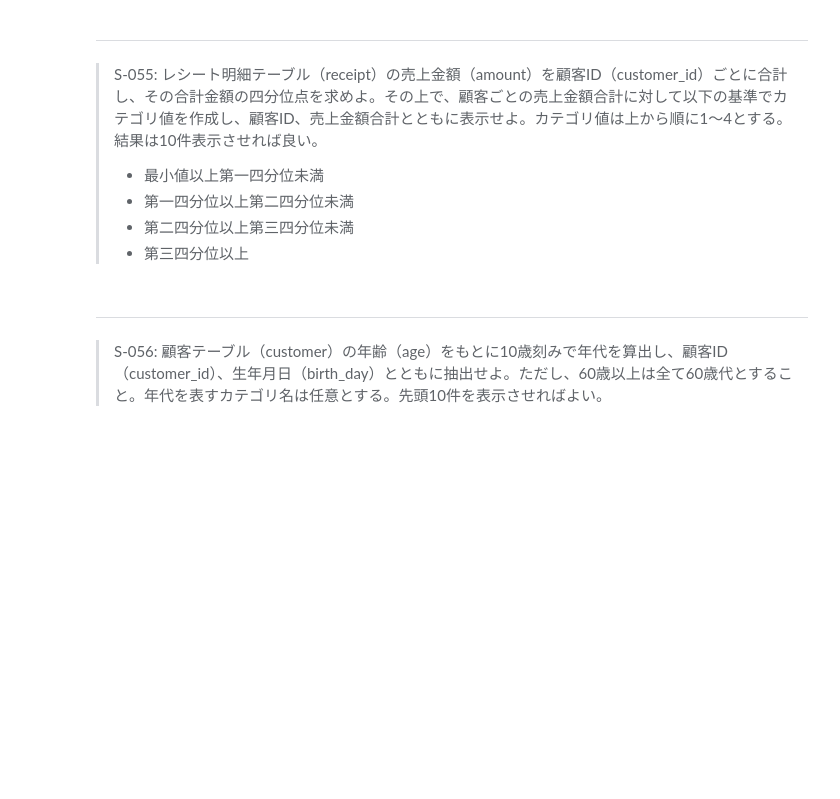
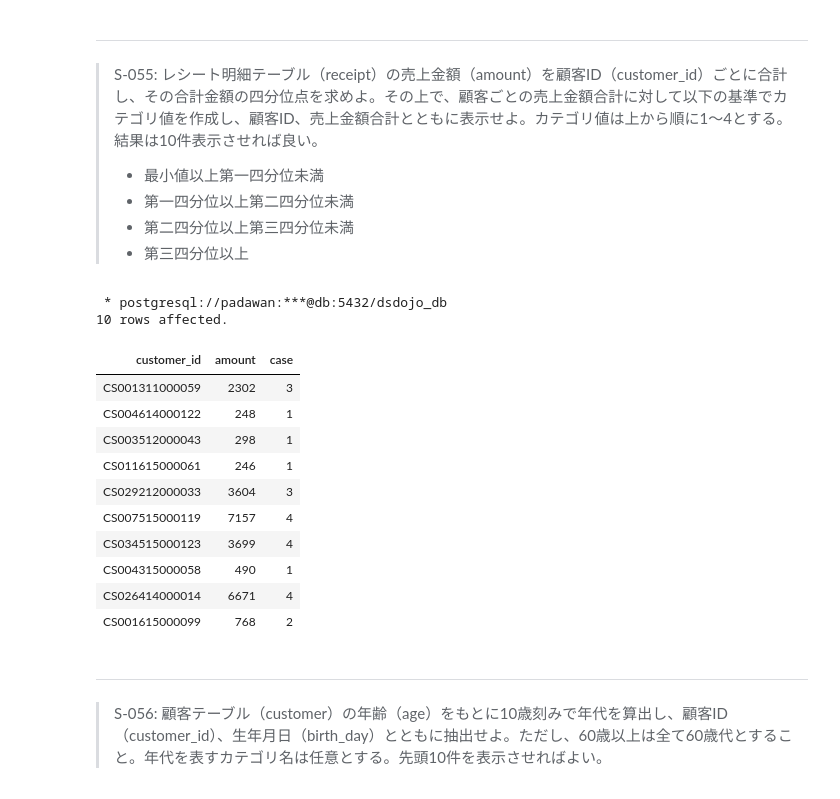
Before and after one commit to kouta0530/jupyter, a Jupyter notebook: practice/100knocks-preprocess/docker/work/preprocess_knock_SQL.ipynb, the cells around one changed output. Cells and saved outputs as stored; diff of their text form; code cells hidden in the pictures; blank space fills up the shorter version.

Commit message:
feat(knocks): percentileとCASEを利用して、売上の階級付を行う

```diff
--- a/practice/100knocks-preprocess/docker/work/preprocess_knock_SQL.ipynb
+++ b/practice/100knocks-preprocess/docker/work/preprocess_knock_SQL.ipynb
@@ -1360,3 +1358,42 @@ LIMIT 10
+# %%
+%%sql
+WITH sales_customer AS(
+    SELECT customer_id,SUM(amount) AS amount FROM receipt GROUP BY customer_id
+),
+quantile_amount AS(
+    SELECT
+        PERCENTILE_CONT(0.25) WITHIN GROUP(ORDER BY amount) as pct25,
+        PERCENTILE_CONT(0.5) WITHIN GROUP(ORDER BY amount) as pct50,
+        PERCENTILE_CONT(0.75) WITHIN GROUP(ORDER BY amount) as pct75
+    FROM sales_customer
+)
+SELECT
+    customer_id,
+    amount,
+    CASE
+        WHEN amount < pct25 THEN '1'
+        WHEN amount >= pct25 and amount < pct50 THEN '2'
+        WHEN amount >= pct50 and amount < pct75 THEN '3'
+        ELSE '4'
+    END
+FROM
+    sales_customer
+CROSS JOIN quantile_amount
+LIMIT 10
+# %% [output]
+ * postgresql://padawan:***@db:5432/dsdojo_db
+10 rows affected.
+| customer_id | amount | case |
+| CS001311000059 | 2302 | 3 |
+| CS004614000122 | 248 | 1 |
+| CS003512000043 | 298 | 1 |
+| CS011615000061 | 246 | 1 |
+| CS029212000033 | 3604 | 3 |
+| CS007515000119 | 7157 | 4 |
+| CS034515000123 | 3699 | 4 |
+| CS004315000058 | 490 | 1 |
+| CS026414000014 | 6671 | 4 |
+| CS001615000099 | 768 | 2 |
 # %% [markdown]
 ---
 > S-056: 顧客テーブル（customer）の年齢（age）をもとに10歳刻みで年代を算出し、顧客ID（customer_id）、生年月日（birth_day）とともに抽出せよ。ただし、60歳以上は全て60歳代とすること。年代を表すカテゴリ名は任意とする。先頭10件を表示させればよい。
```
Also changed, not shown: parts of 1 cell of this notebook.
